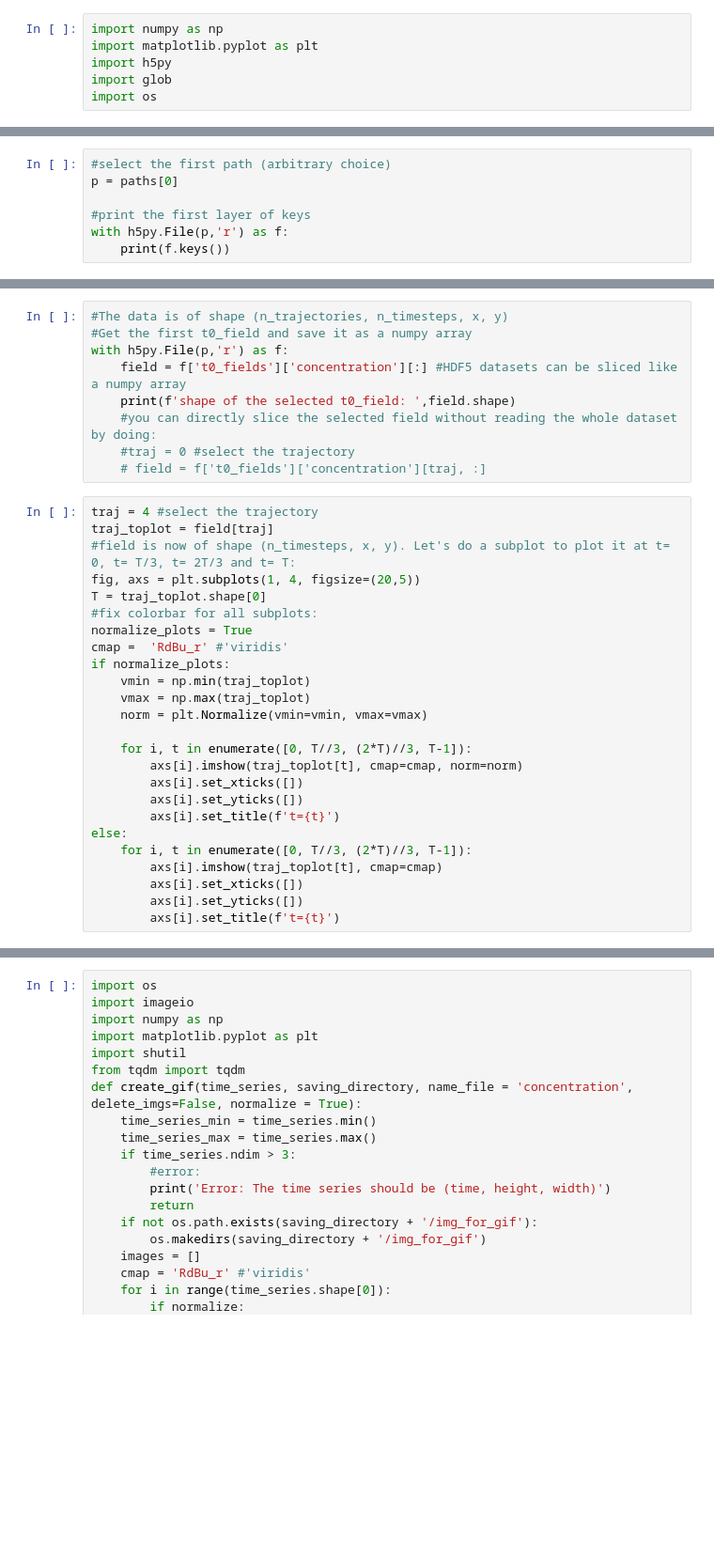
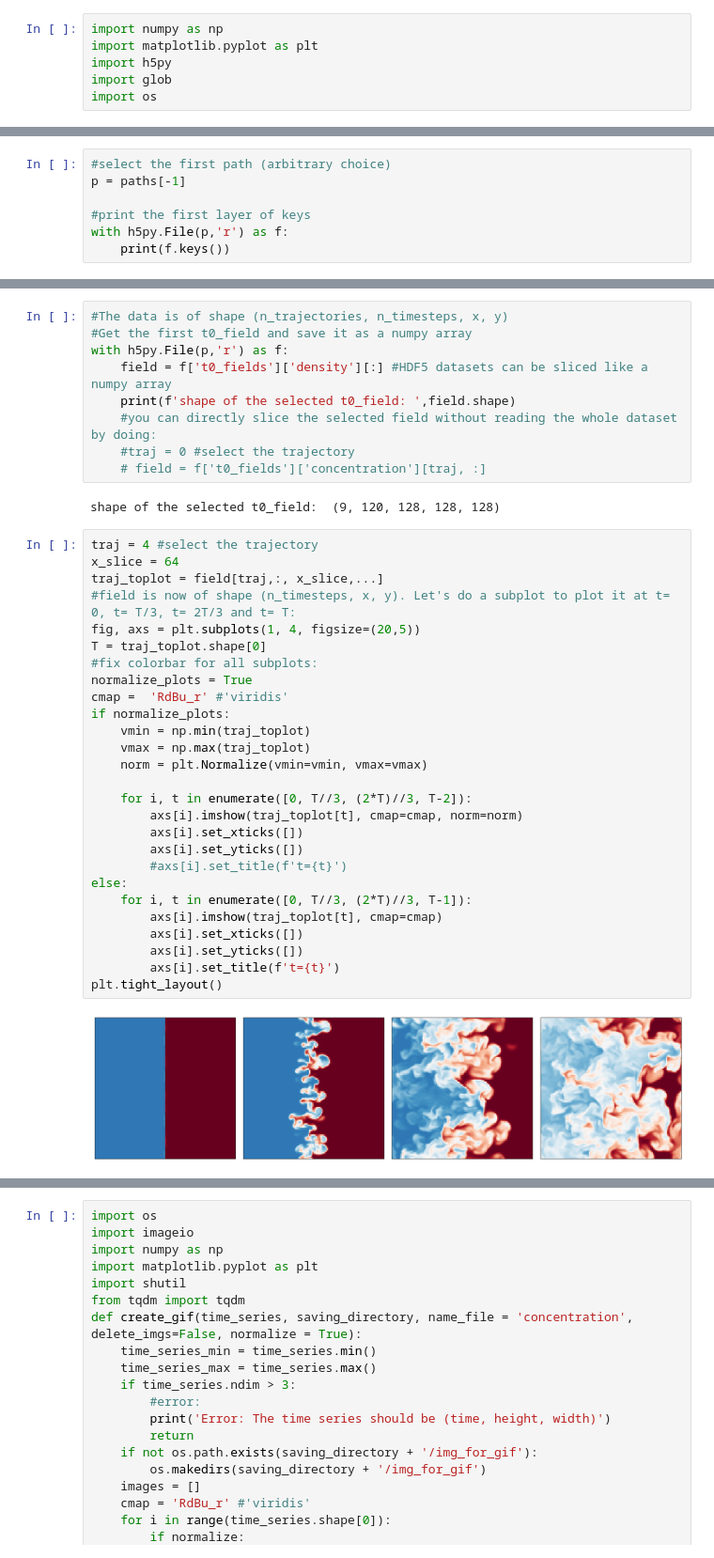
Before and after one commit to PolymathicAI/the_well, a Jupyter notebook: datasets/rayleigh_taylor_instability/viz_template.ipynb, the cells around one changed output, grey strips where cells are left out. Shown at 94% size. Saved outputs shown, nothing was run; the diff lists cells and outputs as text; blank space fills up the shorter version.

```diff
--- a/datasets/rayleigh_taylor_instability/viz_template.ipynb
+++ b/datasets/rayleigh_taylor_instability/viz_template.ipynb
@@ -12,6 +14,6 @@ print(paths)
 # %%
 #select the first path (arbitrary choice)
-p = paths[0]
+p = paths[-1]
 
 #print the first layer of keys
 with h5py.File(p,'r') as f:
@@ -33,36 +45,42 @@ with h5py.File(p,'r') as f:
 #The data is of shape (n_trajectories, n_timesteps, x, y)
 #Get the first t0_field and save it as a numpy array
 with h5py.File(p,'r') as f:
-    field = f['t0_fields']['concentration'][:] #HDF5 datasets can be sliced like a numpy array
+    field = f['t0_fields']['density'][:] #HDF5 datasets can be sliced like a numpy array
     print(f'shape of the selected t0_field: ',field.shape)
     #you can directly slice the selected field without reading the whole dataset by doing:
     #traj = 0 #select the trajectory
     # field = f['t0_fields']['concentration'][traj, :]
+# %% [output]
+shape of the selected t0_field:  (9, 120, 128, 128, 128)
 # %%
 traj = 4 #select the trajectory
-traj_toplot = field[traj]
+x_slice = 64
+traj_toplot = field[traj,:, x_slice,...]
 #field is now of shape (n_timesteps, x, y). Let's do a subplot to plot it at t= 0, t= T/3, t= 2T/3 and t= T:
 fig, axs = plt.subplots(1, 4, figsize=(20,5))
 T = traj_toplot.shape[0]
 #fix colorbar for all subplots:
 normalize_plots = True
 cmap =  'RdBu_r' #'viridis'
 if normalize_plots:
     vmin = np.min(traj_toplot)
     vmax = np.max(traj_toplot)
     norm = plt.Normalize(vmin=vmin, vmax=vmax)
 
-    for i, t in enumerate([0, T//3, (2*T)//3, T-1]):
+    for i, t in enumerate([0, T//3, (2*T)//3, T-2]):
         axs[i].imshow(traj_toplot[t], cmap=cmap, norm=norm)
         axs[i].set_xticks([])
         axs[i].set_yticks([])
-        axs[i].set_title(f't={t}')
+        #axs[i].set_title(f't={t}')
 else:
     for i, t in enumerate([0, T//3, (2*T)//3, T-1]):
         axs[i].imshow(traj_toplot[t], cmap=cmap)
         axs[i].set_xticks([])
         axs[i].set_yticks([])
         axs[i].set_title(f't={t}')
+plt.tight_layout()
+# %% [output]
+[figure, added]
 # %%
 #save figure without axes and titles:
 
```
Also changed, not shown: parts of 7 cells of this notebook, 30 other files.
